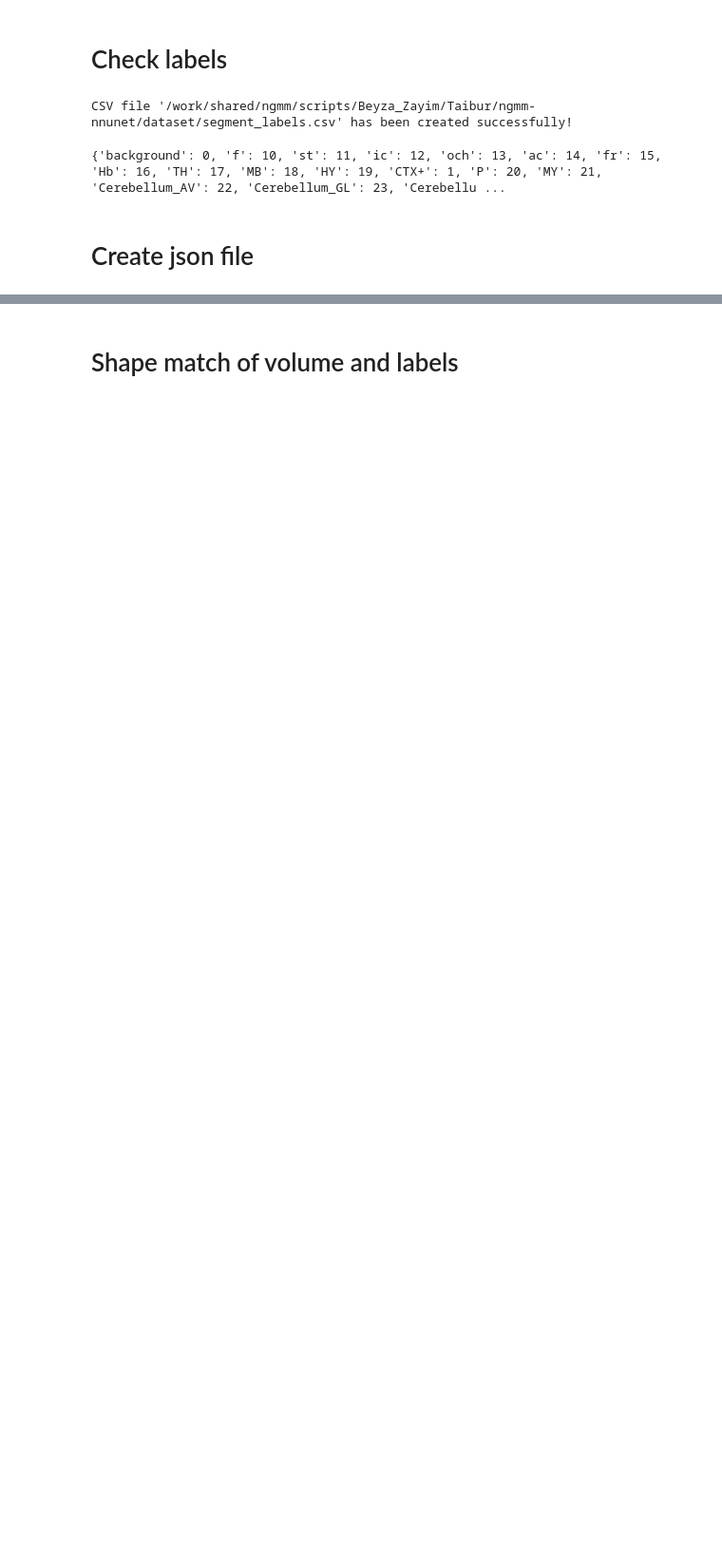
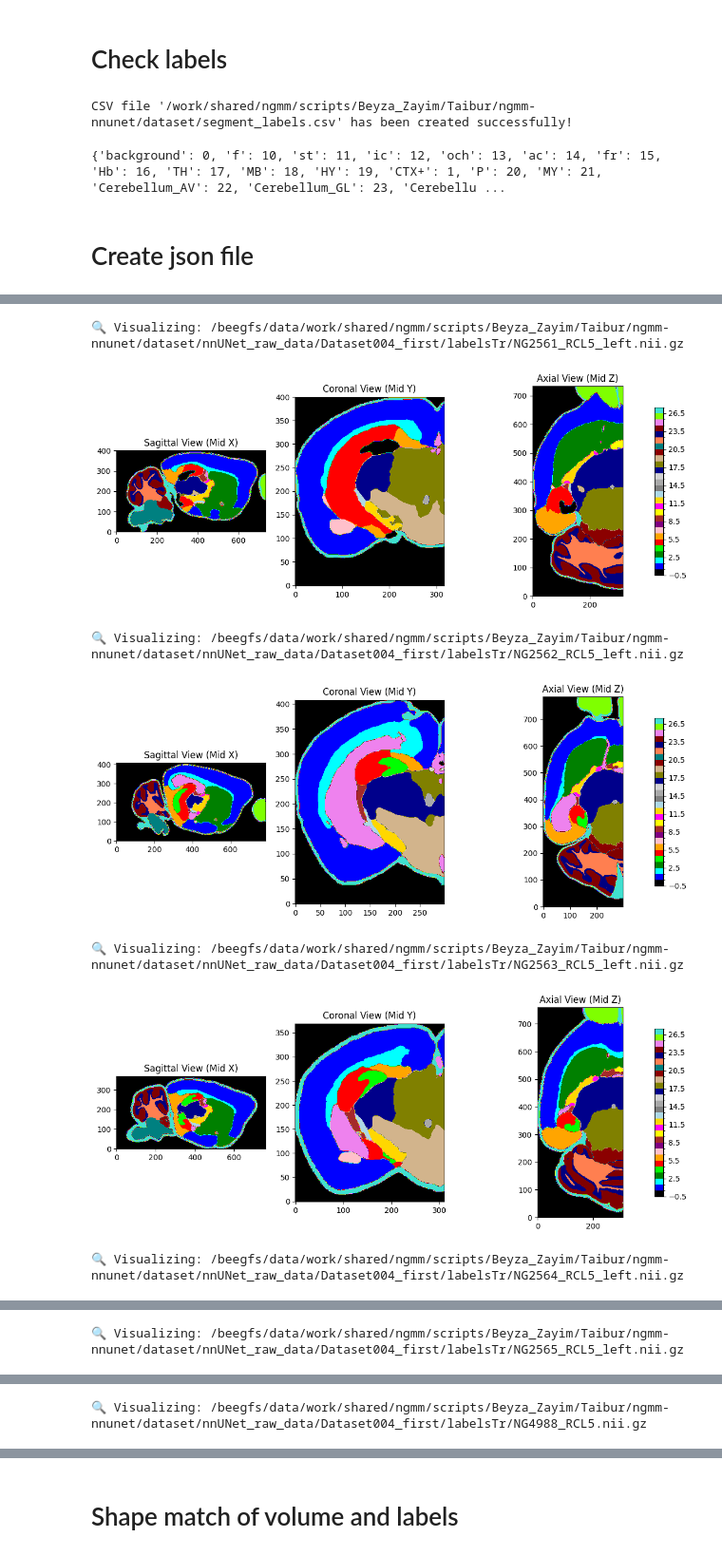
Before and after one commit to beyza17/Segmentation_nnunet, a Jupyter notebook: nnunet_data_management.ipynb, the cells around one changed output, grey strips where cells are left out. Shown at 95% size. Drawn from its saved outputs; the diff is of its cells as text; code cells hidden in the pictures; blank space fills up the shorter version.

Commit message:
fixed labels

```diff
--- a/nnunet_data_management.ipynb
+++ b/nnunet_data_management.ipynb
@@ -99,7 +99,7 @@ convert_file_format(GT_TRAINING_DATASET_PATH, GT_TRAINING_DATASET_PATH, '.nrrd')
 import nrrd
 import torch
 
-file_path = "/work/shared/ngmm/scripts/Beyza_Zayim/Taibur/ngmm-nnunet/dataset/nrrd/NG2561_Segments_left.seg.nrrd"
+file_path = "/work/shared/ngmm/scripts/Beyza_Zayim/Taibur/ngmm-nnunet/dataset/nnUNet_raw_data/extracting_labels/NG2561_RCL5_left.seg.nrrd"
 data, header = nrrd.read(file_path)
 
 # Convert data to tensor
@@ -427,0 +571,16 @@ Fixed labels in /beegfs/data/work/shared/ngmm/scripts/Beyza_Zayim/Taibur/ngmm-nn
+# %%
+import glob
+
+nifti_files = glob.glob(os.path.join(GT_TRAINING_DATASET_PATH, "*.nii.gz"))
+
+for nifti_file in nifti_files:
+    print(f"🔍 Visualizing: {nifti_file}")
+    plot_nifti_slices(nifti_file)
+# %% [output]
+🔍 Visualizing: /beegfs/data/work/shared/ngmm/scripts/Beyza_Zayim/Taibur/ngmm-nnunet/dataset/nnUNet_raw_data/Dataset004_first/labelsTr/NG2561_RCL5_left.nii.gz
+[figure, added]
+🔍 Visualizing: /beegfs/data/work/shared/ngmm/scripts/Beyza_Zayim/Taibur/ngmm-nnunet/dataset/nnUNet_raw_data/Dataset004_first/labelsTr/NG2562_RCL5_left.nii.gz
+[figure, added]
+🔍 Visualizing: /beegfs/data/work/shared/ngmm/scripts/Beyza_Zayim/Taibur/ngmm-nnunet/dataset/nnUNet_raw_data/Dataset004_first/labelsTr/NG2563_RCL5_left.nii.gz
+[figure, added]
+🔍 Visualizing: /beegfs/data/work/shared/ngmm/scripts/Beyza_Zayim/Taibur/ngmm-nnunet/dataset/nnUNet_raw_data/Dataset004_first/labelsTr/NG2564_RCL5_left.nii.gz
@@ -427,0 +588 @@ Fixed labels in /beegfs/data/work/shared/ngmm/scripts/Beyza_Zayim/Taibur/ngmm-nn
+🔍 Visualizing: /beegfs/data/work/shared/ngmm/scripts/Beyza_Zayim/Taibur/ngmm-nnunet/dataset/nnUNet_raw_data/Dataset004_first/labelsTr/NG2565_RCL5_left.nii.gz
@@ -427,0 +590 @@ Fixed labels in /beegfs/data/work/shared/ngmm/scripts/Beyza_Zayim/Taibur/ngmm-nn
+🔍 Visualizing: /beegfs/data/work/shared/ngmm/scripts/Beyza_Zayim/Taibur/ngmm-nnunet/dataset/nnUNet_raw_data/Dataset004_first/labelsTr/NG4988_RCL5.nii.gz
```
Also changed, not shown: parts of 13 cells of this notebook.
